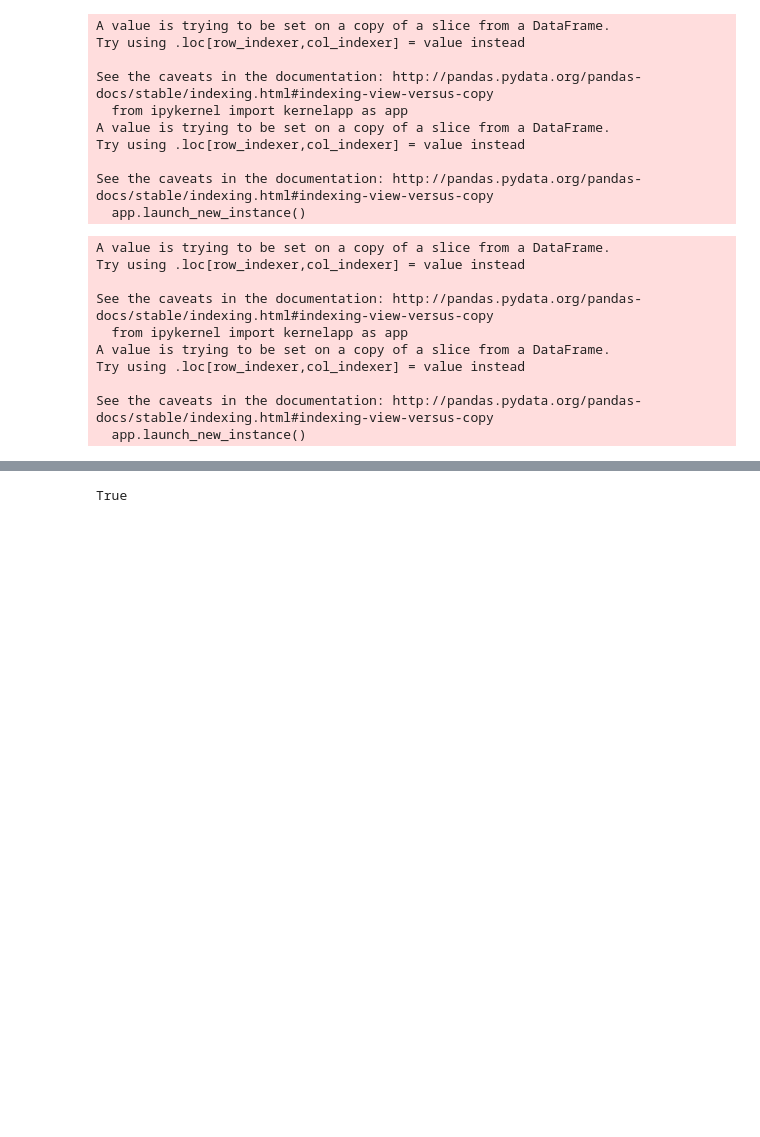
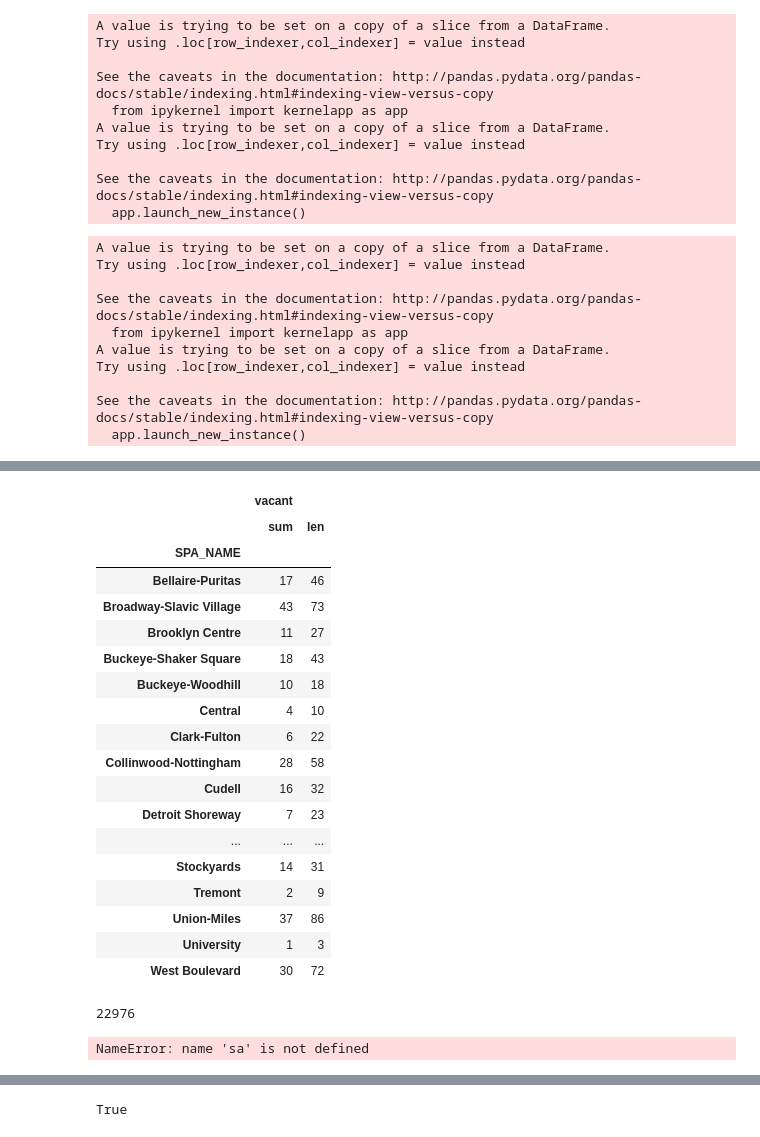
Before and after one commit to PovertyCenterCLE/vacancy_predictor, a Jupyter notebook: notebooks/4.1 REO properties-Copy1.ipynb, the cells around one changed output, grey strips where cells are left out. Drawn from its saved outputs; the diff is of its cells as text; code cells hidden in the pictures; blank space fills up the shorter version.

```diff
--- a/notebooks/4.1 REO properties-Copy1.ipynb
+++ b/notebooks/4.1 REO properties-Copy1.ipynb
@@ -84,8 +85,11 @@ tem.T
 # %% [markdown]
 ## Sheriff's Auctions
 # %%
-sa = pd.read_csv(path+'/data/clean_data/sheriff_auction.csv', parse_dates=[2], encoding="ISO-8859-1")
+sa = pd.read_csv(path+'/data/clean_data/sheriff_auction.csv', parse_dates=[2])#, encoding="ISO-8859-1")
 # %%
 reo = pd.read_csv(path+'/data/extra_data/reo.csv', encoding="utf-8")
 reo = reo.groupby('GRANTEE1').last()
+# %%
+purchaser = sa.groupby('scaseno').last()
+purchaser = purchaser.groupby('purchaser').count().sort_values('parcel',ascending=False)[['parcel']]
 # %%
@@ -178,9 +198,10 @@ Try using .loc[row_indexer,col_indexer] = value instead
 See the caveats in the documentation: http://pandas.pydata.org/pandas-docs/stable/indexing.html#indexing-view-versus-copy
   app.launch_new_instance()
 # %%
-df = fc2.append(sa2.loc[sa2.sold_amt.notnull(),['date','REO','parcel','type']]).append(t)
+df = fc2.append(sa2.loc[sa2.sold_amt.notnull(),['date','REO','parcel','type']]).append(t[['date','parcel','type','REO','DEED_TYPE','GRANTEE1']])
 df = df.sort_values('date')
 df = df.loc[df.apply(lambda x: x.date < dates[x.parcel], axis=1)]
 # %%
 last = df.groupby('parcel').last()
-sub = last[(last['type'] == 'sa')]#&(last['plaintiff_count']>-1)]
+sub = last[(last['type'] == 't') & (last['DEED_TYPE'].isin(['Sheriffs Deed',
+ 'Sheriffs Deed Ex'])) & (last['REO'])]#&(last['plaintiff_count']>-1)]
@@ -196,3 +213,25 @@ sum(tci[tci.parcel.isin(test)].vacant), len(tci[tci.parcel.isin(test)].vacant)
+# %%
+tci.loc[tci.parcel.isin(test),['SPA_NAME','vacant']].groupby('SPA_NAME').agg([sum,len])
+# %% [output]
+|  | vacant |  |
+|  | sum | len |
+| SPA_NAME |  |  |
+| Bellaire-Puritas | 17 | 46 |
+| Broadway-Slavic Village | 43 | 73 |
+| Brooklyn Centre | 11 | 27 |
+| Buckeye-Shaker Square | 18 | 43 |
+| Buckeye-Woodhill | 10 | 18 |
+| Central | 4 | 10 |
+| Clark-Fulton | 6 | 22 |
+| Collinwood-Nottingham | 28 | 58 |
+| Cudell | 16 | 32 |
+| Detroit Shoreway | 7 | 23 |
+| ... | ... | ... |
+| Stockyards | 14 | 31 |
+| Tremont | 2 | 9 |
+| Union-Miles | 37 | 86 |
+| University | 1 | 3 |
+| West Boulevard | 30 | 72 |
 # %%
 import re
 
@@ -222,7 +261,13 @@ def find_REO(s):
         return False
     else:
         return False
+# %%
+sum(sa['REO'])
+# %% [output]
+22976
 # %%
 sa.groupby('purchaser').count().sort_values('date',ascending=False)
+# %% [output]
+NameError: name 'sa' is not defined
 # %%
 sa['REO'] = sa.purchaser.apply(find_REO)
```
Also changed, not shown: parts of 15 cells of this notebook, 7 other files.
